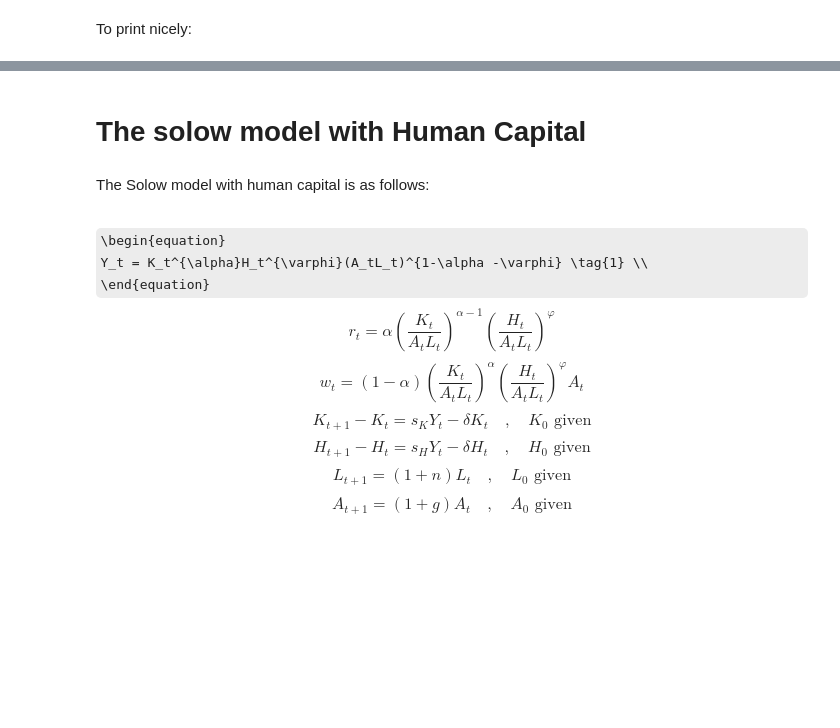
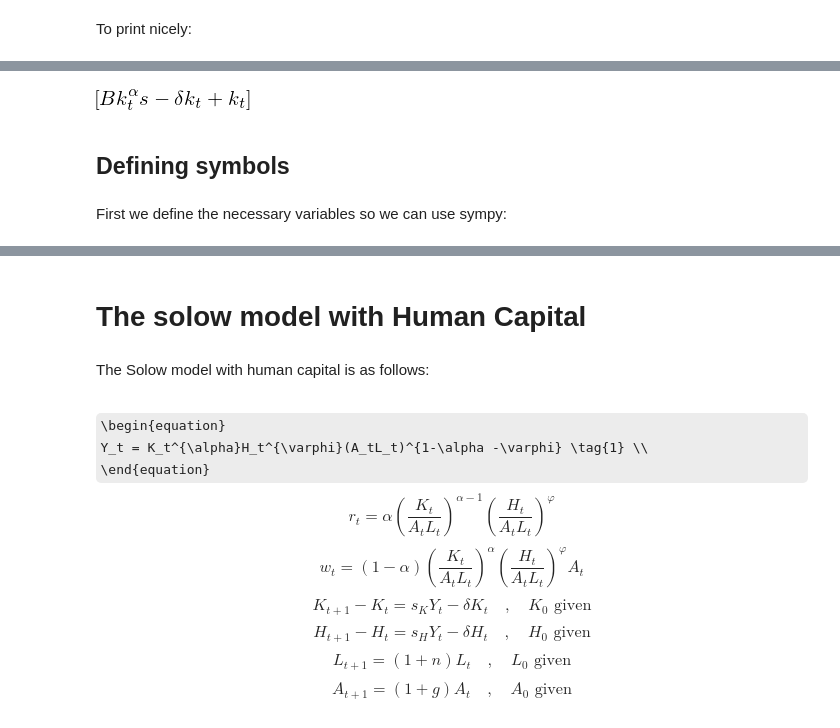
Before and after one commit to kzm266/projects-2019-anaconda-bois, a Jupyter notebook: modelproject/modelproject.ipynb, the cells around one changed output, grey strips where cells are left out. Cells and saved outputs as stored; diff of their text form; code cells hidden in the pictures; some formulas as TeX source; blank space fills up the shorter version.

```diff
--- a/modelproject/modelproject.ipynb
+++ b/modelproject/modelproject.ipynb
@@ -11,0 +43,8 @@ sm.init_printing(use_unicode=True)
+# %%
+sm.solve(s*B*k**alpha -delta*k +k - K, K)
+# %% [output]
+[figure, added]
+# %% [markdown]
+## Defining symbols
+# %% [markdown]
+First we define the necessary variables so we can use sympy:
```
Also changed, not shown: parts of 41 cells of this notebook.
